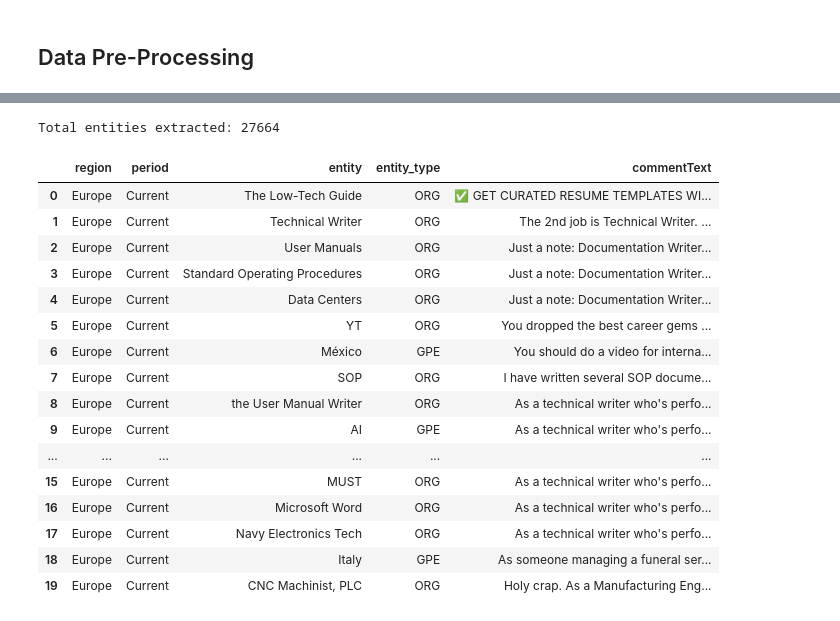
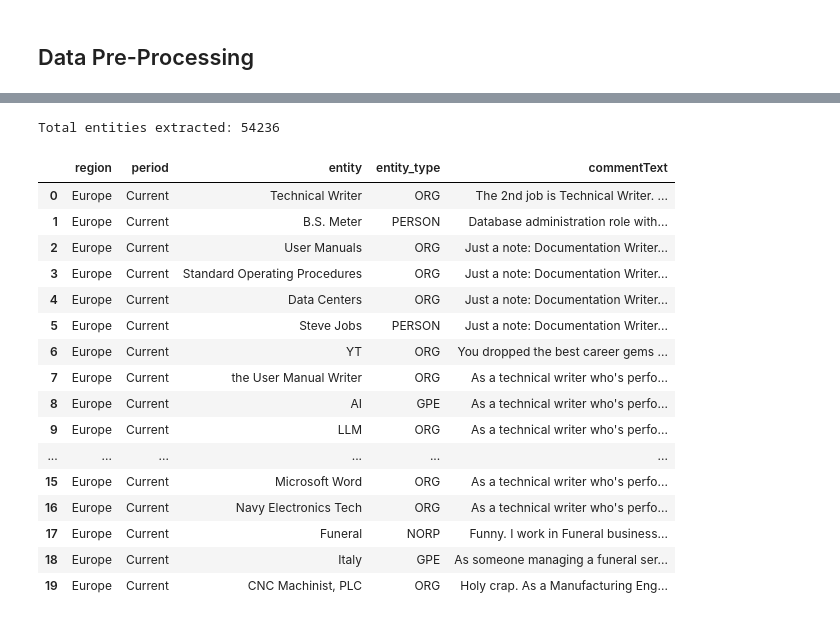
Before and after one commit to yannickkucharsky/advanced-computational-methods, a Jupyter notebook: data_preprocessing.ipynb, the cells around one changed output, grey strips where cells are left out. Drawn from its saved outputs; the diff is of its cells as text; code cells hidden in the pictures.

```diff
--- a/data_preprocessing.ipynb
+++ b/data_preprocessing.ipynb
@@ -119,7 +249,7 @@ import spacy
 nlp = spacy.load("en_core_web_sm")
 
 # Function to extract named entities
-def extract_entities(text, entity_types=['ORG', 'LOC', 'GPE', 'EVENT']):
+def extract_entities(text, entity_types=['ORG', 'LOC', 'GPE', 'EDUCATION','PERSON','PRODUCT','NORP']):
     if pd.isna(text):
         return []
     doc = nlp(text)
@@ -127,47 +257,47 @@ def extract_entities(text, entity_types=['ORG', 'LOC', 'GPE', 'EVENT']):
     return entities
 
 # Process all dataframes
 europe_current['entities'] = europe_current['commentText'].apply(extract_entities)
 europe_past['entities'] = europe_past['commentText'].apply(extract_entities)
 us_current['entities'] = us_current['commentText'].apply(extract_entities)
 us_past['entities'] = us_past['commentText'].apply(extract_entities)
 
 # Create a combined dataframe with NER results
 ner_results = []
 
 for df, region, period in [(europe_current, 'Europe', 'Current'),
                             (europe_past, 'Europe', 'Past'),
                             (us_current, 'US', 'Current'),
                             (us_past, 'US', 'Past')]:
     for idx, row in df.iterrows():
         for entity, label in row['entities']:
             ner_results.append({
                 'region': region,
                 'period': period,
                 'entity': entity,
                 'entity_type': label,
                 'commentText': row['commentText']
             })
 
 ner_df = pd.DataFrame(ner_results)
 print(f"Total entities extracted: {len(ner_df)}")
 ner_df.head(20)
 # %% [output]
-Total entities extracted: 27664
+Total entities extracted: 54236
 |  | region | period | entity | entity_type | commentText |
-| 0 | Europe | Current | The Low-Tech Guide | ORG | ✅ GET CURATED RESUME TEMPLATES WI... |
-| 1 | Europe | Current | Technical Writer | ORG | The 2nd job is Technical Writer. ... |
+| 0 | Europe | Current | Technical Writer | ORG | The 2nd job is Technical Writer. ... |
+| 1 | Europe | Current | B.S. Meter | PERSON | Database administration role with... |
 | 2 | Europe | Current | User Manuals | ORG | Just a note: Documentation Writer... |
 | 3 | Europe | Current | Standard Operating Procedures | ORG | Just a note: Documentation Writer... |
 | 4 | Europe | Current | Data Centers | ORG | Just a note: Documentation Writer... |
-| 5 | Europe | Current | YT | ORG | You dropped the best career gems ... |
-| 6 | Europe | Current | México | GPE | You should do a video for interna... |
-| 7 | Europe | Current | SOP | ORG | I have written several SOP docume... |
-| 8 | Europe | Current | the User Manual Writer | ORG | As a technical writer who's perfo... |
-| 9 | Europe | Current | AI | GPE | As a technical writer who's perfo... |
+| 5 | Europe | Current | Steve Jobs | PERSON | Just a note: Documentation Writer... |
+| 6 | Europe | Current | YT | ORG | You dropped the best career gems ... |
+| 7 | Europe | Current | the User Manual Writer | ORG | As a technical writer who's perfo... |
+| 8 | Europe | Current | AI | GPE | As a technical writer who's perfo... |
+| 9 | Europe | Current | LLM | ORG | As a technical writer who's perfo... |
 | ... | ... | ... | ... | ... | ... |
-| 15 | Europe | Current | MUST | ORG | As a technical writer who's perfo... |
-| 16 | Europe | Current | Microsoft Word | ORG | As a technical writer who's perfo... |
-| 17 | Europe | Current | Navy Electronics Tech | ORG | As a technical writer who's perfo... |
+| 15 | Europe | Current | Microsoft Word | ORG | As a technical writer who's perfo... |
+| 16 | Europe | Current | Navy Electronics Tech | ORG | As a technical writer who's perfo... |
+| 17 | Europe | Current | Funeral | NORP | Funny. I work in Funeral business... |
 | 18 | Europe | Current | Italy | GPE | As someone managing a funeral ser... |
 | 19 | Europe | Current | CNC Machinist, PLC | ORG | Holy crap. As a Manufacturing Eng... |
```
Also changed, not shown: parts of 21 cells of this notebook, 37 other files.
